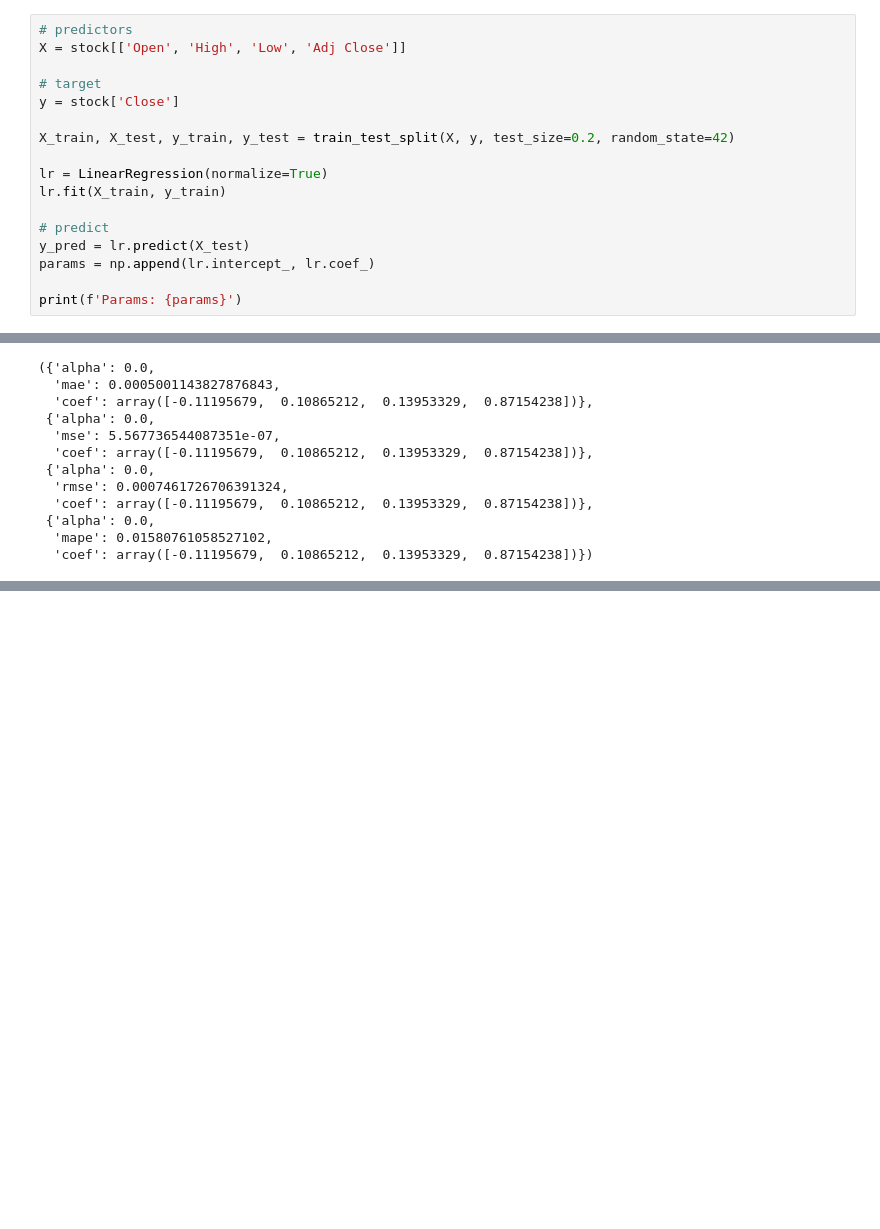
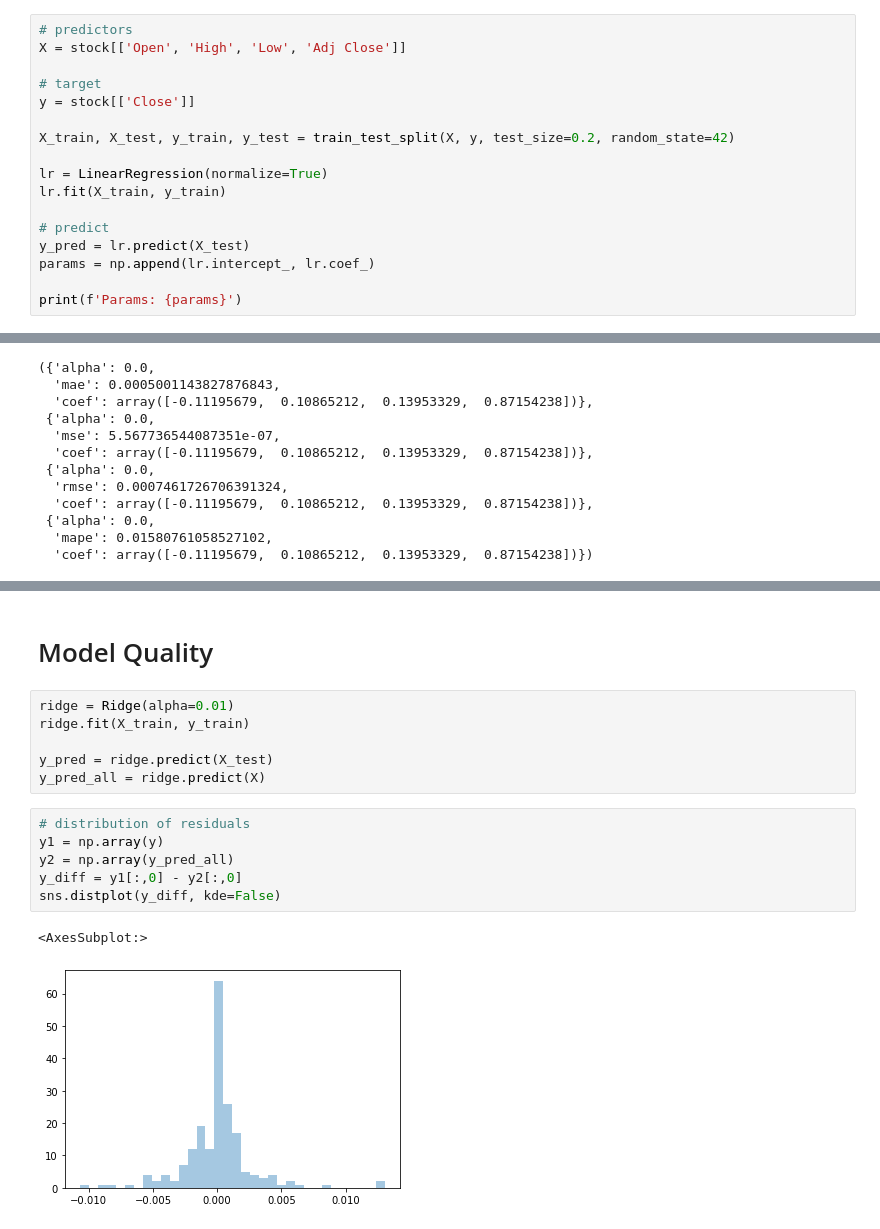
Before and after one commit to affand20/m2m-labs, a Jupyter notebook: lab2.ipynb, the cells around one changed output, grey strips where cells are left out. Drawn from its saved outputs; the diff is of its cells as text; blank space fills up the shorter version.

```diff
--- a/lab2.ipynb
+++ b/lab2.ipynb
@@ -254,7 +255,7 @@ stock.head()
 X = stock[['Open', 'High', 'Low', 'Adj Close']]
 
 # target
-y = stock['Close']
+y = stock[['Close']]
 
 X_train, X_test, y_train, y_test = train_test_split(X, y, test_size=0.2, random_state=42)
 
@@ -420,0 +427,18 @@ score_model(alphas, X_train, X_test, y_train, y_test, model_name='Ridge')
+# %% [markdown]
+Model Quality
+===
+# %%
+ridge = Ridge(alpha=0.01)
+ridge.fit(X_train, y_train)
+
+y_pred = ridge.predict(X_test)
+y_pred_all = ridge.predict(X)
+# %%
+# distribution of residuals
+y1 = np.array(y)
+y2 = np.array(y_pred_all)
+y_diff = y1[:,0] - y2[:,0]
+sns.distplot(y_diff, kde=False)
+# %% [output]
+<AxesSubplot:>
+[figure, added]
```
Also changed, not shown: parts of 4 cells of this notebook.
